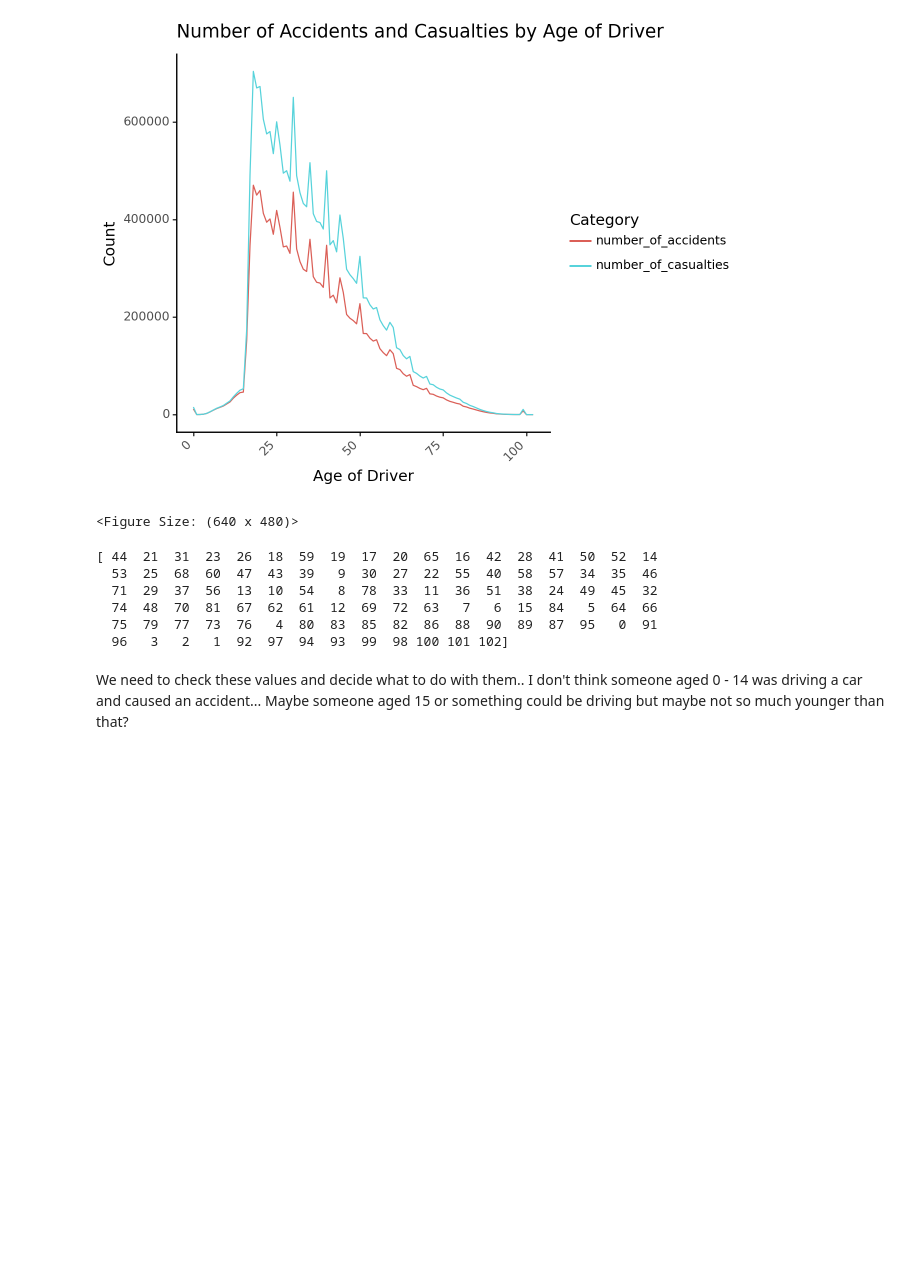
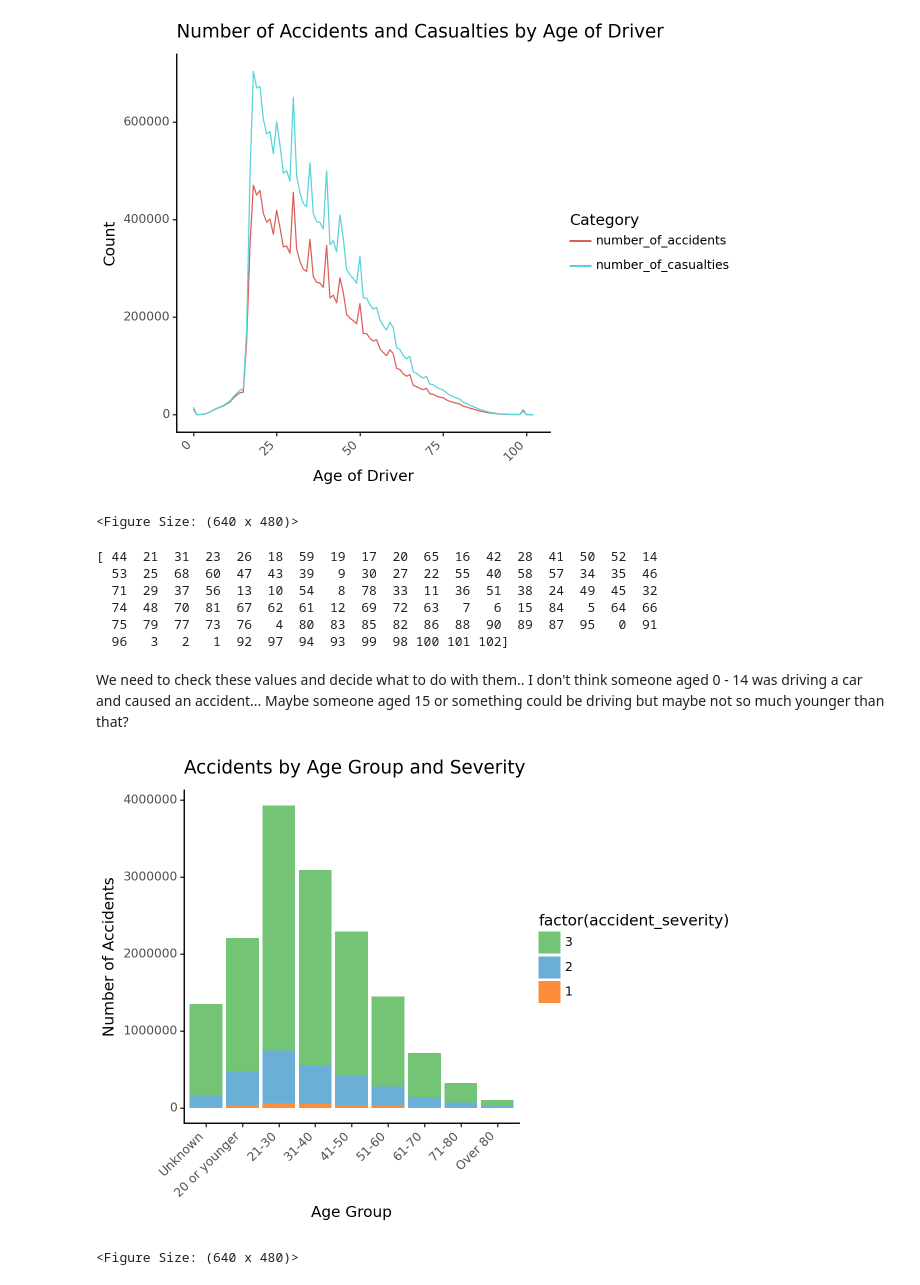
Before and after one commit to nikolaymoshenskiy/IDS-UK-road-accidents, a Jupyter notebook: LM_visualisation.ipynb, the cells around one changed output. Drawn from its saved outputs; the diff is of its cells as text; code cells hidden in the pictures; blank space fills up the shorter version.

Commit message:
Add code for visualisation of Accident Severity Distribution by Age

```diff
--- a/LM_visualisation.ipynb
+++ b/LM_visualisation.ipynb
@@ -401,3 +401,46 @@ print(known_age_data['age_of_driver'].unique())
   96   3   2   1  92  97  94  93  99  98 100 101 102]
 # %% [markdown]
 We need to check these values and decide what to do with them.. I don't think someone aged 0 - 14 was driving a car and caused an accident... Maybe someone aged 15 or something could be driving but maybe not so much younger than that?
+# %%
+# Distribution of accident severity per age group
+age_data = road_acc_data.copy()
+
+# Bin ages, including -1 as a bin
+bins = [-2, -1, 20, 30, 40, 50, 60, 70, 80, 105]  # Adjust as needed
+labels = ['Unknown', '20 or younger', '21-30', '31-40', '41-50', '51-60', '61-70', '71-80', 'Over 80']
+age_data['age_group'] = pd.cut(age_data['age_of_driver'], bins=bins, labels=labels, right=True, include_lowest=True)
+
+# Group by age group and accident severity, and count the number of accidents
+age_severity_data = age_data.groupby(['age_group', 'accident_severity']).size().reset_index(name='number_of_accidents')
+
+age_severity_data['accident_severity'] = pd.Categorical(age_severity_data['accident_severity'],
+                                                                 categories=[3, 2, 1], ordered=True)
+
+# Rename columns for clarity
+severity_data.columns = ['age_group', 'accident_severity', 'number_of_accidents']
+
+# Creating the stacked bar plot, sorted based on number of accidents
+age_severity_plot_sort = (
+    ggplot(age_severity_data, aes(x='reorder(age_group, -number_of_accidents)', y='number_of_accidents', fill='factor(accident_severity)')) +
+    geom_bar(stat='identity', position='stack') +
+    labs(x='Age Group', y='Number of Accidents', title='Accidents by Age Group and Severity') +
+    theme_classic() +
+    theme(axis_text_x=element_text(rotation=45, hjust=1)) +
+    scale_fill_manual(values=["#74c476", "#6baed6", "#fd8d3c"])
+)
+
+# Stacked bar plot, sorted based on age
+age_severity_plot = (
+    ggplot(age_severity_data, aes(x='age_group', y='number_of_accidents', fill='factor(accident_severity)')) +
+    geom_bar(stat='identity', position='stack') +
+    labs(x='Age Group', y='Number of Accidents', title='Accidents by Age Group and Severity') +
+    theme_classic() +
+    theme(axis_text_x=element_text(rotation=45, hjust=1)) +
+    scale_fill_manual(values=["#74c476", "#6baed6", "#fd8d3c"])
+)
+
+# Display the plot
+age_severity_plot
+# %% [output]
+[figure, added]
+<Figure Size: (640 x 480)>
```
Also changed, not shown: parts of 1 cell of this notebook.
